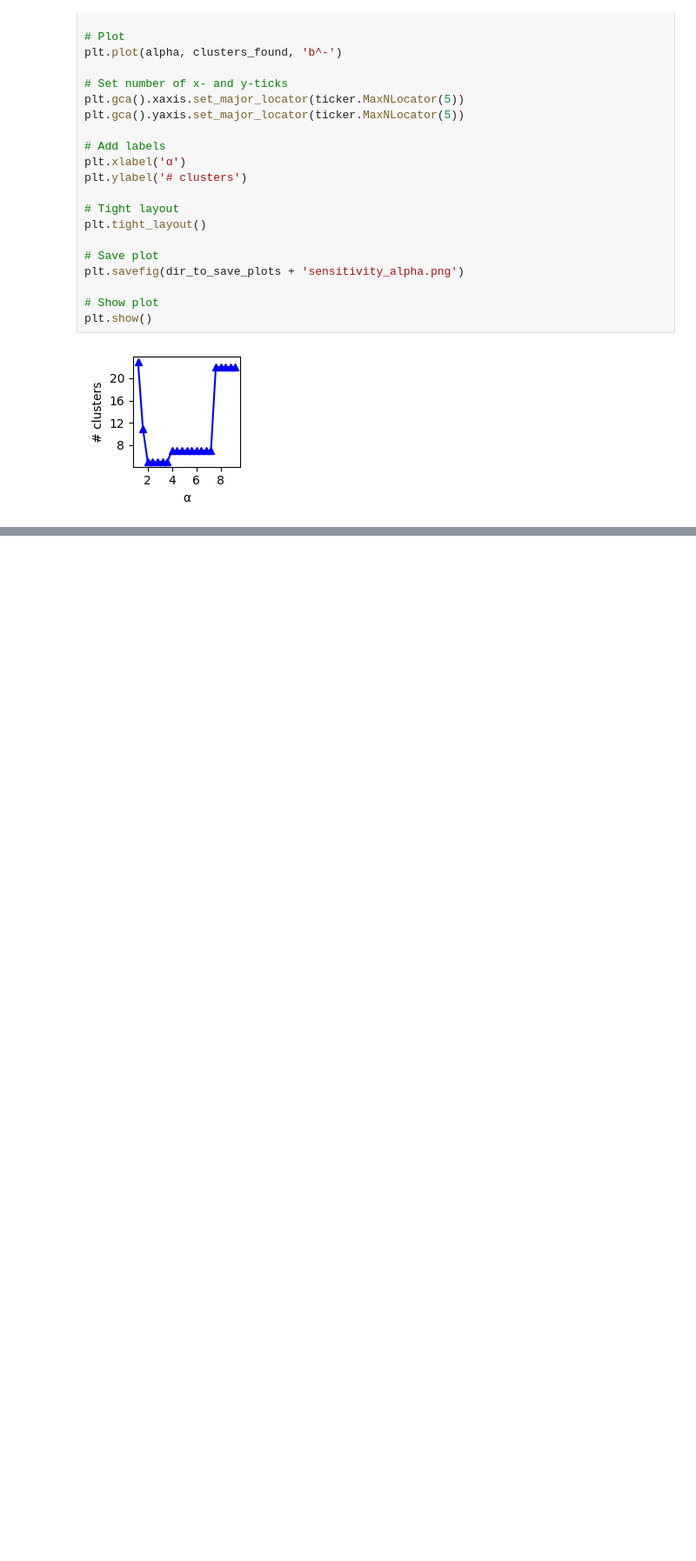
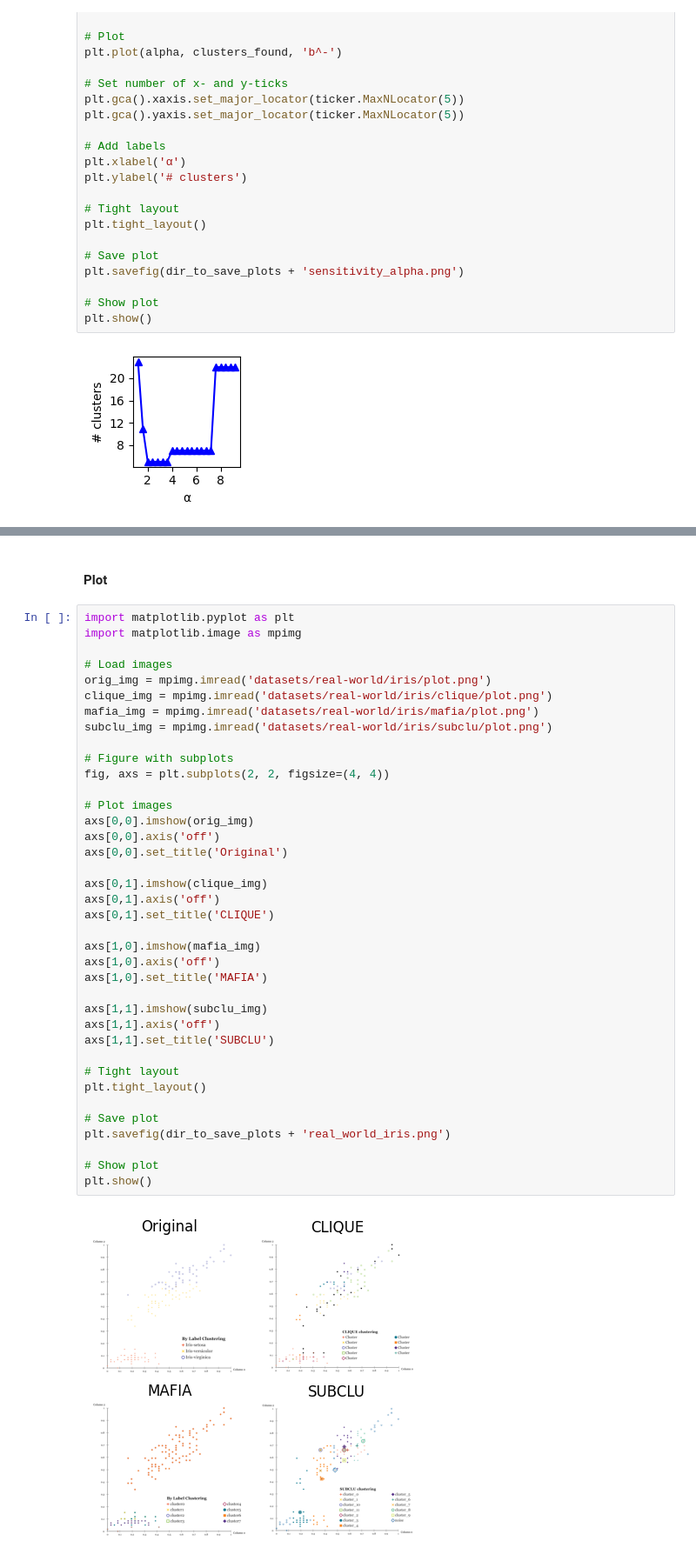
Before and after one commit to henrikdchristensen/SDU-Data-Mining-Exam, a Jupyter notebook: src/evaluation.ipynb, the cells around one changed output, grey strips where cells are left out. Shown at 87% size. Cells and saved outputs as stored; diff of their text form; blank space fills up the shorter version.

Commit message:
added real-world data set evaluation

```diff
--- a/src/evaluation.ipynb
+++ b/src/evaluation.ipynb
@@ -515,0 +534,42 @@ MAFIA sensitivity to alpha is not that high. The number of clusters found is alm
+# %% [markdown]
+#### Plot
+# %%
+import matplotlib.pyplot as plt
+import matplotlib.image as mpimg
+
+# Load images
+orig_img = mpimg.imread('datasets/real-world/iris/plot.png')
+clique_img = mpimg.imread('datasets/real-world/iris/clique/plot.png')
+mafia_img = mpimg.imread('datasets/real-world/iris/mafia/plot.png')
+subclu_img = mpimg.imread('datasets/real-world/iris/subclu/plot.png')
+
+# Figure with subplots
+fig, axs = plt.subplots(2, 2, figsize=(4, 4))
+
+# Plot images
+axs[0,0].imshow(orig_img)
+axs[0,0].axis('off')
+axs[0,0].set_title('Original')
+
+axs[0,1].imshow(clique_img)
+axs[0,1].axis('off')
+axs[0,1].set_title('CLIQUE')
+
+axs[1,0].imshow(mafia_img)
+axs[1,0].axis('off')
+axs[1,0].set_title('MAFIA')
+
+axs[1,1].imshow(subclu_img)
+axs[1,1].axis('off')
+axs[1,1].set_title('SUBCLU')
+
+# Tight layout
+plt.tight_layout()
+
+# Save plot
+plt.savefig(dir_to_save_plots + 'real_world_iris.png')
+
+# Show plot
+plt.show()
+# %% [output]
+[figure, added]
```
Also changed, not shown: parts of 31 cells of this notebook, 43 other files.
